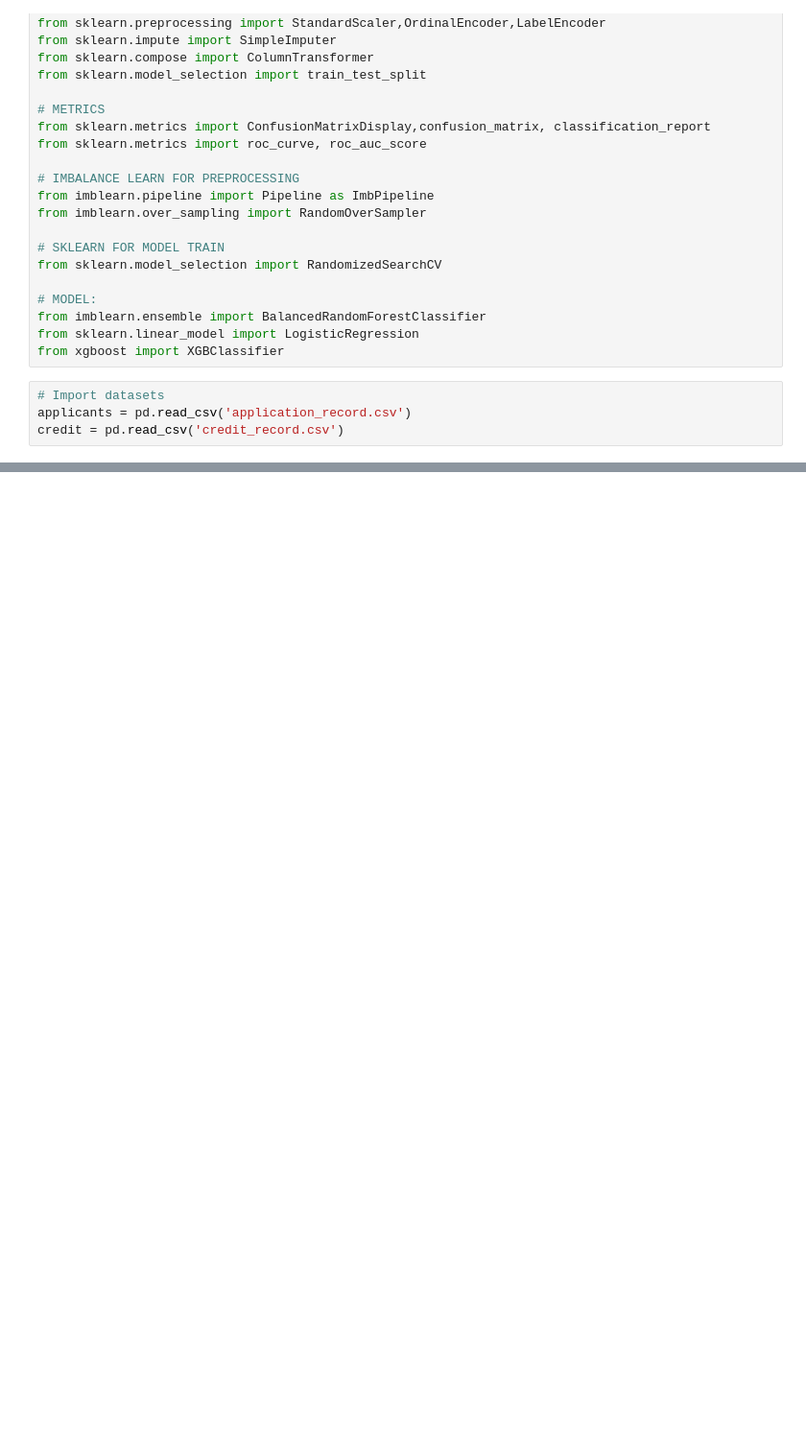
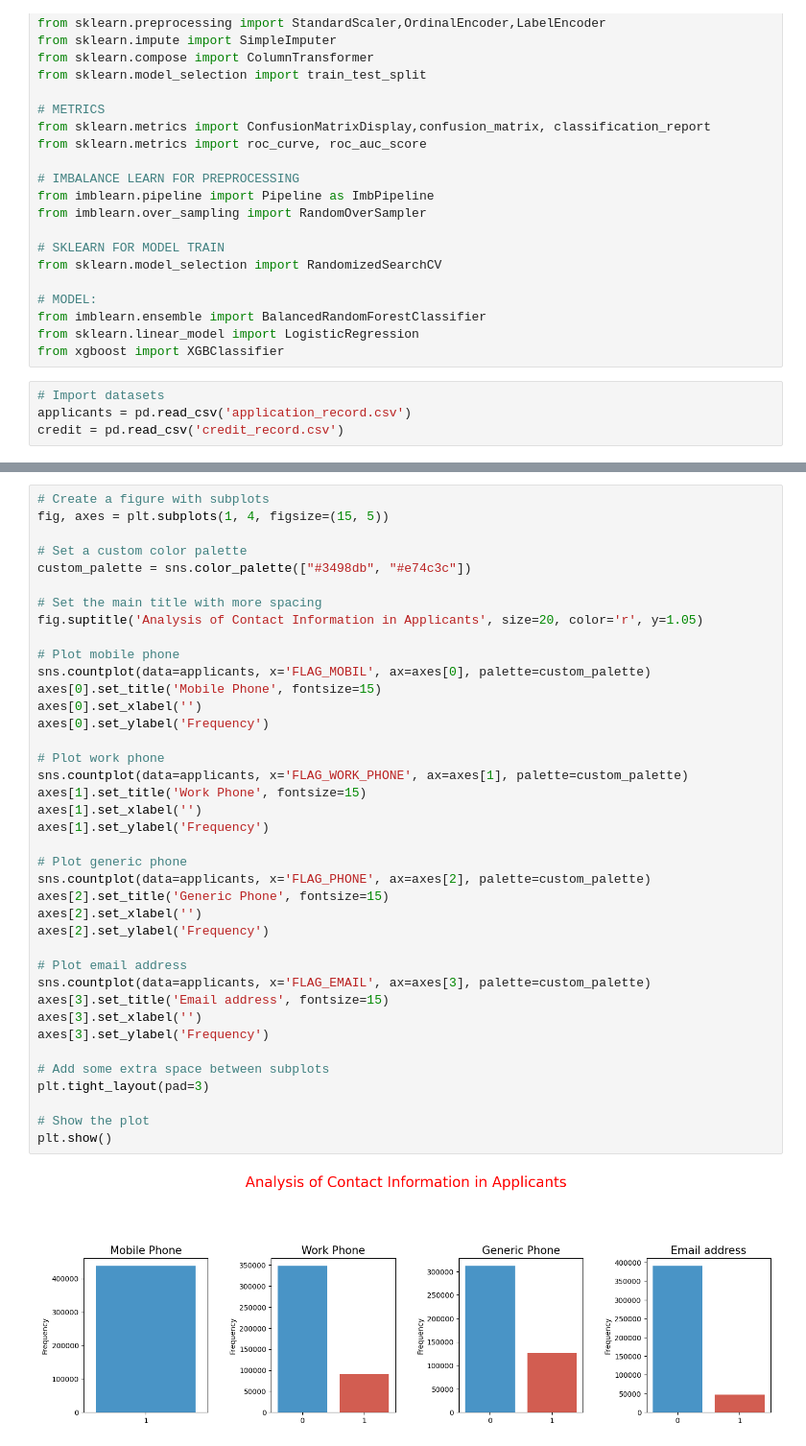
Before and after one commit to ThomasProce/credit-risk-classification, a Jupyter notebook: credit_risk.ipynb, the cells around one changed output, grey strips where cells are left out. Shown: that part at 96% size. Drawn from its saved outputs; the diff is of its cells as text; blank space fills up the shorter version.

```diff
--- a/credit_risk.ipynb
+++ b/credit_risk.ipynb
@@ -50,0 +121,41 @@ credit = pd.read_csv('credit_record.csv')
+# %%
+# Create a figure with subplots
+fig, axes = plt.subplots(1, 4, figsize=(15, 5))
+
+# Set a custom color palette
+custom_palette = sns.color_palette(["#3498db", "#e74c3c"])
+
+# Set the main title with more spacing
+fig.suptitle('Analysis of Contact Information in Applicants', size=20, color='r', y=1.05)
+
+# Plot mobile phone
+sns.countplot(data=applicants, x='FLAG_MOBIL', ax=axes[0], palette=custom_palette)
+axes[0].set_title('Mobile Phone', fontsize=15)
+axes[0].set_xlabel('')
+axes[0].set_ylabel('Frequency')
+
+# Plot work phone
+sns.countplot(data=applicants, x='FLAG_WORK_PHONE', ax=axes[1], palette=custom_palette)
+axes[1].set_title('Work Phone', fontsize=15)
+axes[1].set_xlabel('')
+axes[1].set_ylabel('Frequency')
+
+# Plot generic phone
+sns.countplot(data=applicants, x='FLAG_PHONE', ax=axes[2], palette=custom_palette)
+axes[2].set_title('Generic Phone', fontsize=15)
+axes[2].set_xlabel('')
+axes[2].set_ylabel('Frequency')
+
+# Plot email address
+sns.countplot(data=applicants, x='FLAG_EMAIL', ax=axes[3], palette=custom_palette)
+axes[3].set_title('Email address', fontsize=15)
+axes[3].set_xlabel('')
+axes[3].set_ylabel('Frequency')
+
+# Add some extra space between subplots
+plt.tight_layout(pad=3)
+
+# Show the plot
+plt.show()
+# %% [output]
+[figure, added]
```
Also changed, not shown: parts of 5 cells of this notebook.
